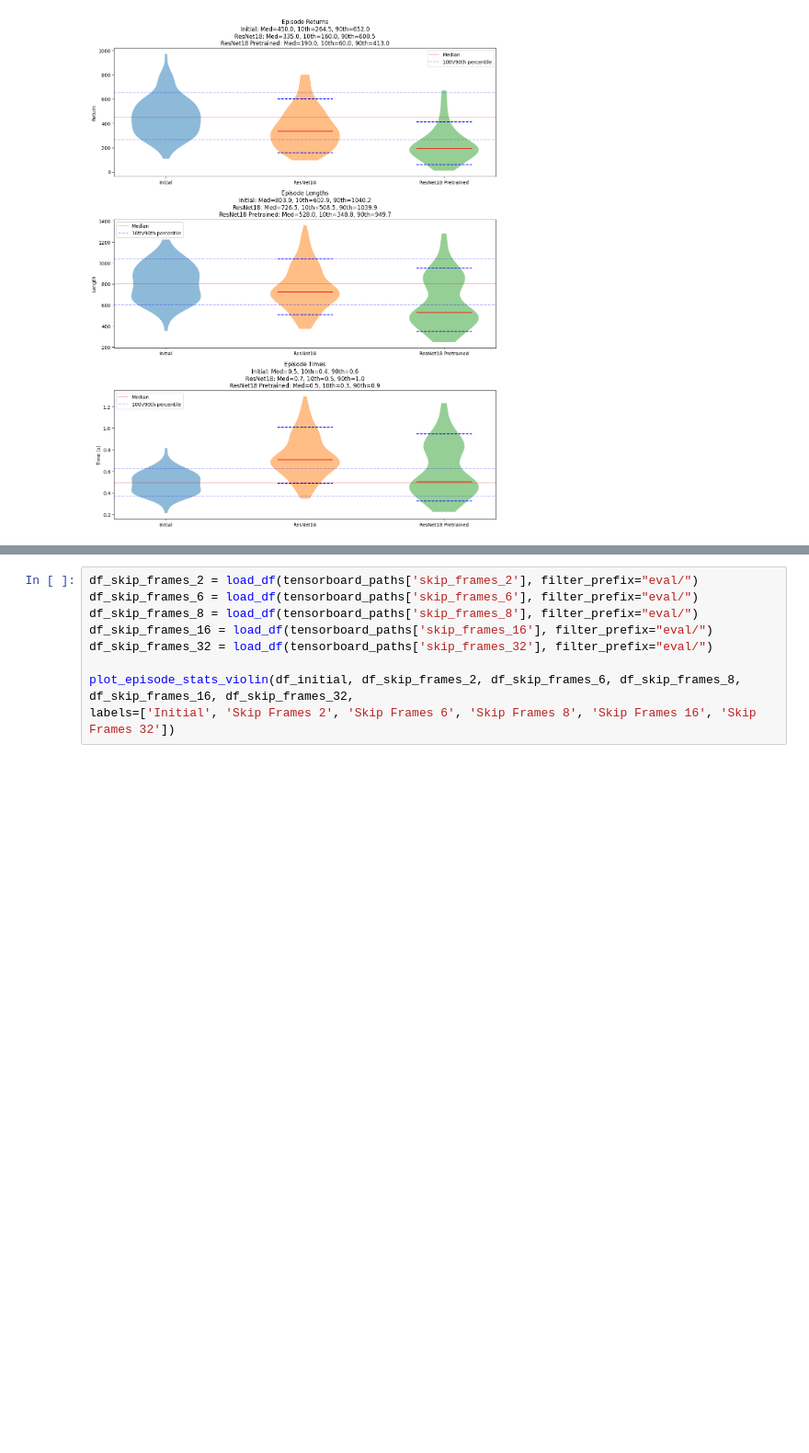
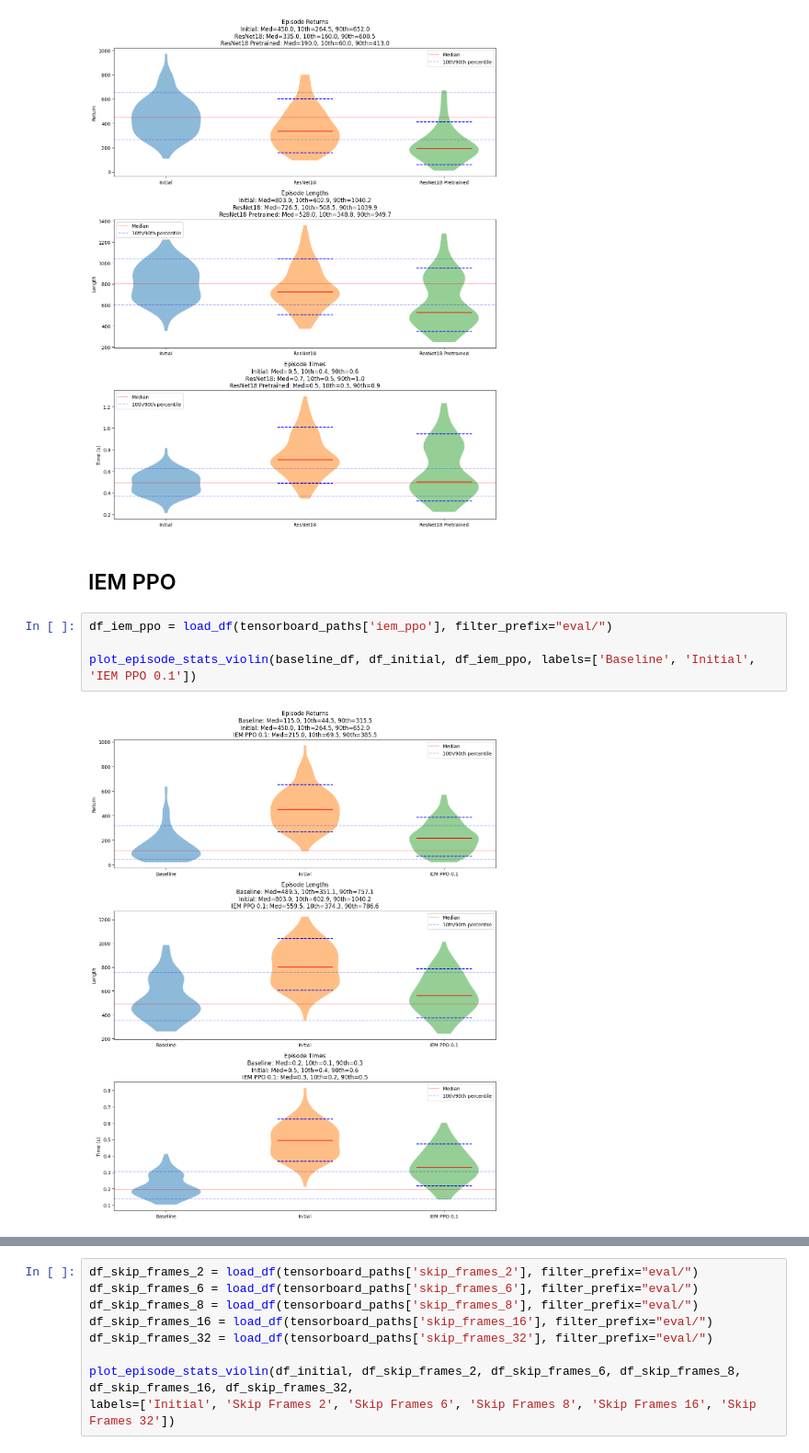
Before and after one commit to florinbarbisch/rle-assginment, a Jupyter notebook: eval.ipynb, the cells around one changed output, grey strips where cells are left out. Shown at 92% size. Saved outputs shown, nothing was run; the diff lists cells and outputs as text; blank space fills up the shorter version.

```diff
--- a/eval.ipynb
+++ b/eval.ipynb
@@ -229,6 +238,14 @@ df_resnet_pretrained = load_df(tensorboard_paths['ppo_resnet_pretrained'], filte
 plot_episode_stats_violin(df_initial, df_resnet, df_resnet_pretrained, labels=['Initial', 'ResNet18', 'ResNet18 Pretrained'])
 # %% [output]
 [figure]
+# %% [markdown]
+## IEM PPO
+# %%
+df_iem_ppo = load_df(tensorboard_paths['iem_ppo'], filter_prefix="eval/")
+
+plot_episode_stats_violin(baseline_df, df_initial, df_iem_ppo, labels=['Baseline', 'Initial', 'IEM PPO 0.1'])
+# %% [output]
+[figure, added]
 # %%
 df_iem_ppo = load_df(tensorboard_paths['iem_ppo'], filter_prefix="eval/")
 df_iem_ppo_03 = load_df(tensorboard_paths['iem_ppo_coef_0.03'], filter_prefix="eval/")
```
Also changed, not shown: parts of 6 cells of this notebook.
